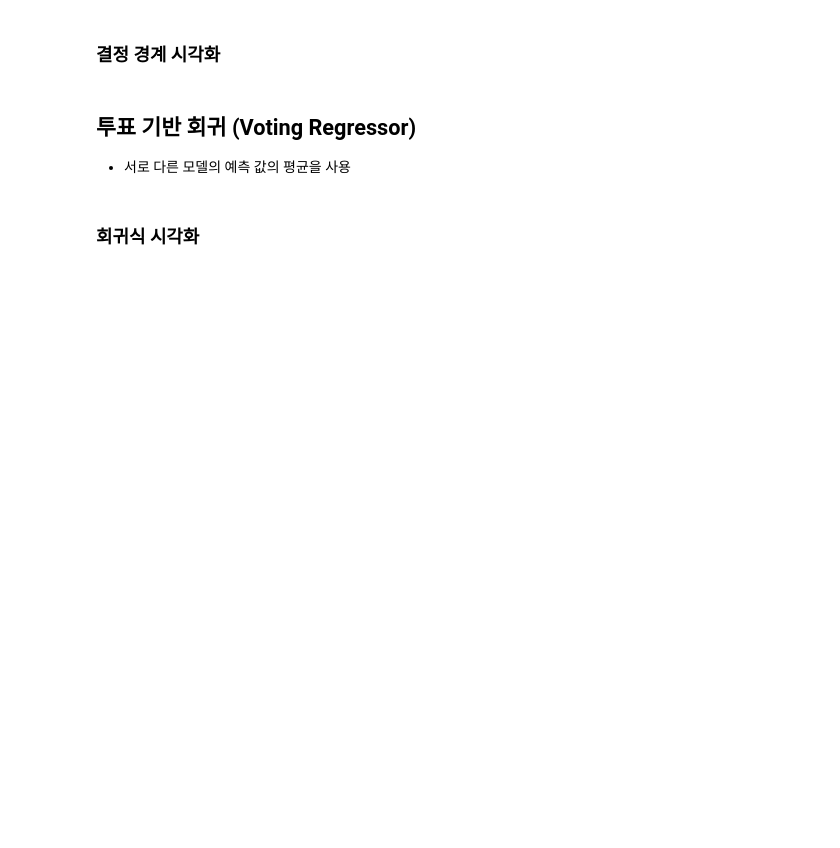
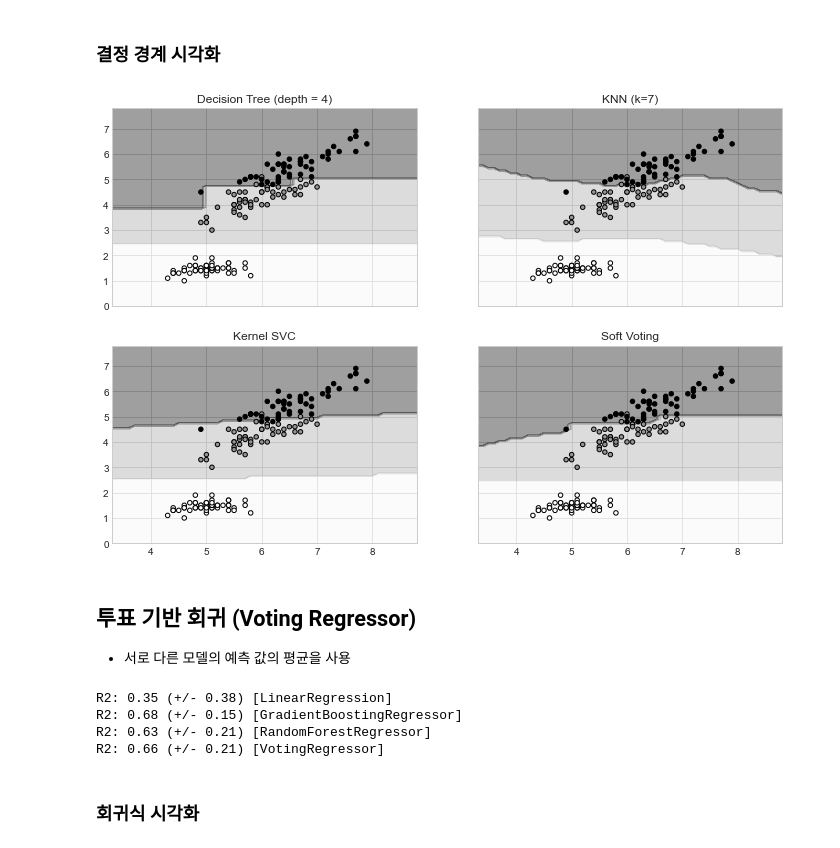
Before and after one commit to fasthill/scikit-learn-study, a Jupyter notebook: 8. Ensemble.ipynb, the cells around one changed output. Cells and saved outputs as stored; diff of their text form; code cells hidden in the pictures; blank space fills up the shorter version.

```diff
--- a/8. Ensemble.ipynb
+++ b/8. Ensemble.ipynb
@@ -885,3 +1172,38 @@ plt.show()
+# %%
+X = iris.data[:, [0, 2]]
+y = iris.target
+# %%
+model1 = DecisionTreeClassifier(max_depth=4)
+model2 = KNeighborsClassifier(n_neighbors=7)
+model3 = SVC(gamma=0.1, kernel='rbf', probability=True)
+vote_model = VotingClassifier(estimators=[('dt', model1), ('knn', model2), ('svc', model3)],
+                              voting='soft', weights=[2,1,2])
+# %%
+model1 = model1.fit(X, y)
+model2 = model2.fit(X, y)
+model3 = model3.fit(X, y)
+vote_model = vote_model.fit(X, y)
+# %%
+x_min, x_max = X[:, 0].min()-1, X[:, 0].max()+1
+y_min, y_max = X[:, 1].min()-1, X[:, 1].max()+1
+xx , yy = np.meshgrid(np.arange(x_min, x_max, 0.1),
+                     np.arange(y_min, y_max, 0.1))
+# %%
+f, axarr = plt.subplots(2, 2, sharex='col', sharey='row', figsize=(12,8))
+
+for idx, model, tt in zip(product([0,1], [0,1]),
+                         [model1, model2, model3, vote_model],
+                         ['Decision Tree (depth = 4)', 'KNN (k=7)', 'Kernel SVC', 'Soft Voting']):
+    Z = model.predict(np.c_[xx.ravel(), yy.ravel()])
+    Z = Z.reshape(xx.shape)
+
+    axarr[idx[0], idx[1]].contourf(xx, yy, Z, alpha=0.4)
+    axarr[idx[0], idx[1]].scatter(X[:, 0], X[:, 1], c=y, s=20, edgecolor='k')
+    axarr[idx[0], idx[1]].set_title(tt)
+
+plt.show()
+# %% [output]
+[figure, added]
 # %% [markdown]
 ## 투표 기반 회귀 (Voting Regressor)
 
@@ -889,2 +1219,12 @@ plt.show()
+# %%
+for model in (model1, model2, model3, vote_model):
+    model_name = str(type(model)).split('.')[-1][:-2]
+    scores = cross_val_score(model, X=boston.data, y=boston.target, cv=5)
+    print("R2: %0.2f (+/- %0.2f) [%s]" %(scores.mean(), scores.std(), model_name))
+# %% [output]
+R2: 0.35 (+/- 0.38) [LinearRegression]
+R2: 0.68 (+/- 0.15) [GradientBoostingRegressor]
+R2: 0.63 (+/- 0.21) [RandomForestRegressor]
+R2: 0.66 (+/- 0.21) [VotingRegressor]
 # %% [markdown]
 ### 회귀식 시각화
```
Also changed, not shown: parts of 96 cells of this notebook.
